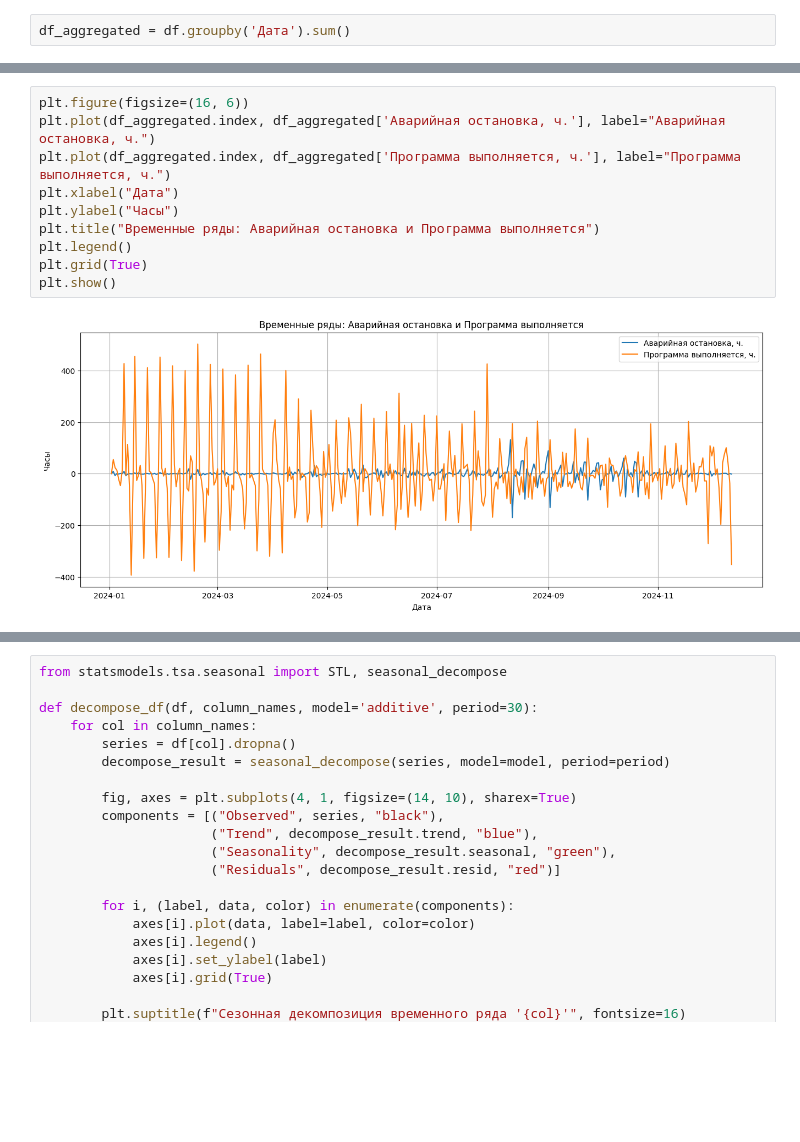
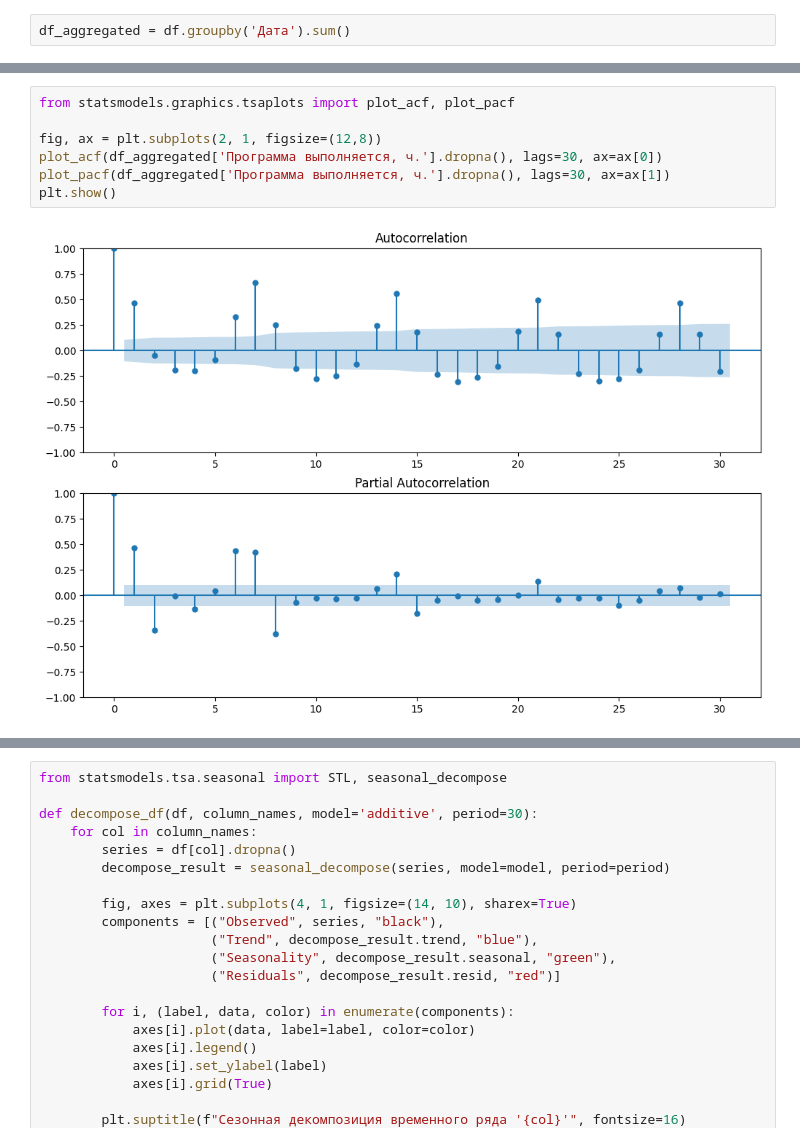
Before and after one commit to OXYCRiNGE/stanki, a Jupyter notebook: analysis.ipynb, the cells around one changed output, grey strips where cells are left out. Saved outputs shown, nothing was run; the diff lists cells and outputs as text; blank space fills up the shorter version.

```diff
--- a/analysis.ipynb
+++ b/analysis.ipynb
@@ -437,12 +143,9 @@ Critical Values:
-# %%
-plt.figure(figsize=(16, 6))
-plt.plot(df_aggregated.index, df_aggregated['Аварийная остановка, ч.'], label="Аварийная остановка, ч.")
-plt.plot(df_aggregated.index, df_aggregated['Программа выполняется, ч.'], label="Программа выполняется, ч.")
-plt.xlabel("Дата")
-plt.ylabel("Часы")
-plt.title("Временные ряды: Аварийная остановка и Программа выполняется")
-plt.legend()
-plt.grid(True)
-plt.show()
-# %% [output]
-[figure, removed]
+# %%
+from statsmodels.graphics.tsaplots import plot_acf, plot_pacf
+
+fig, ax = plt.subplots(2, 1, figsize=(12,8))
+plot_acf(df_aggregated['Программа выполняется, ч.'].dropna(), lags=30, ax=ax[0])
+plot_pacf(df_aggregated['Программа выполняется, ч.'].dropna(), lags=30, ax=ax[1])
+plt.show()
+# %% [output]
+[figure, added]
```
Also changed, not shown: parts of 56 cells of this notebook.
